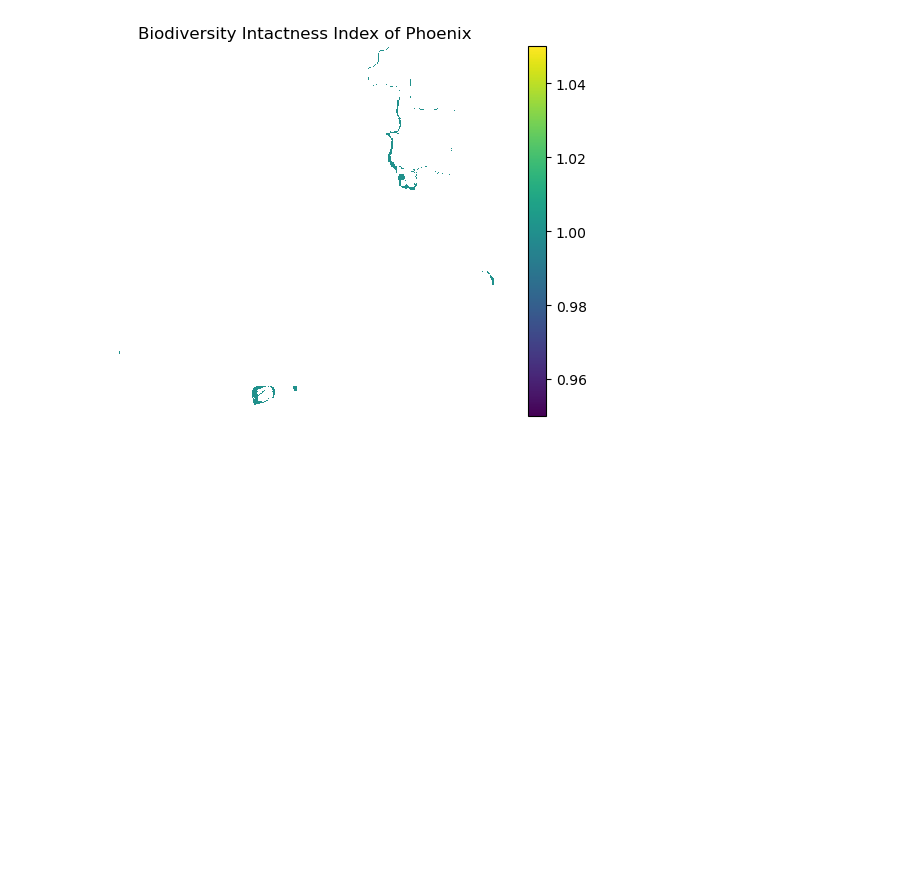
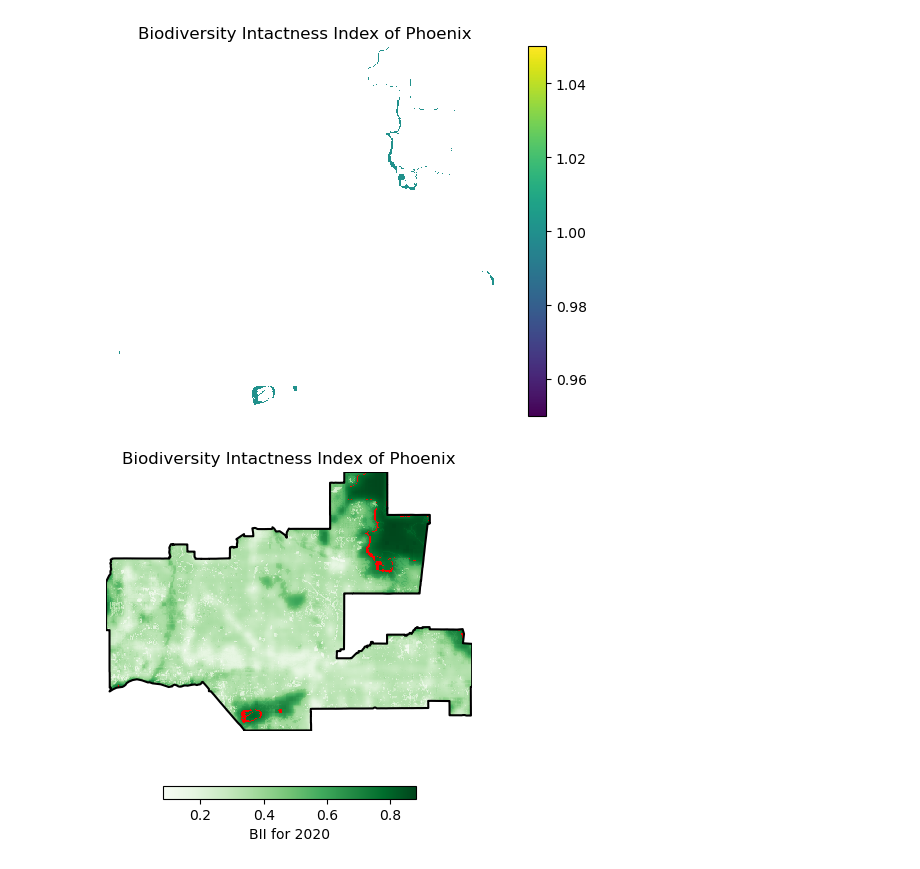
Before and after one commit to tommats00/phoenix-biodiversity-index, a Jupyter notebook: phoenix-biodiversity.ipynb, the cells around one changed output. Cells and saved outputs as stored; diff of their text form; code cells hidden in the pictures; blank space fills up the shorter version.

```diff
--- a/phoenix-biodiversity.ipynb
+++ b/phoenix-biodiversity.ipynb
@@ -250,3 +246,30 @@ ax.axis('off')
 plt.show()
 # %% [output]
 [figure]
+# %%
+# Plotting
+fig, ax = plt.subplots()
+
+# Plot the clipped raster
+
+biodiversity_2020_2.plot(ax = ax,
+                         cmap='Greens',
+                              cbar_kwargs={
+                                  'location': 'bottom',  # Intuitive for biodiversity sense
+                                  'label': 'BII for 2020',  # Colorbar label
+                                  'shrink': 0.51         # Shrinks the colorbar for better fit
+                              })
+
+bio_diff.plot(ax=ax,
+              cmap='brg',
+              add_colorbar=False)
+
+phoenix_match.boundary.plot(ax = ax,
+                            color = 'black')
+
+ax.set_title("Biodiversity Intactness Index of Phoenix")
+ax.axis('off')
+
+plt.show()
+# %% [output]
+[figure, added]
```
Also changed, not shown: parts of 6 cells of this notebook.
